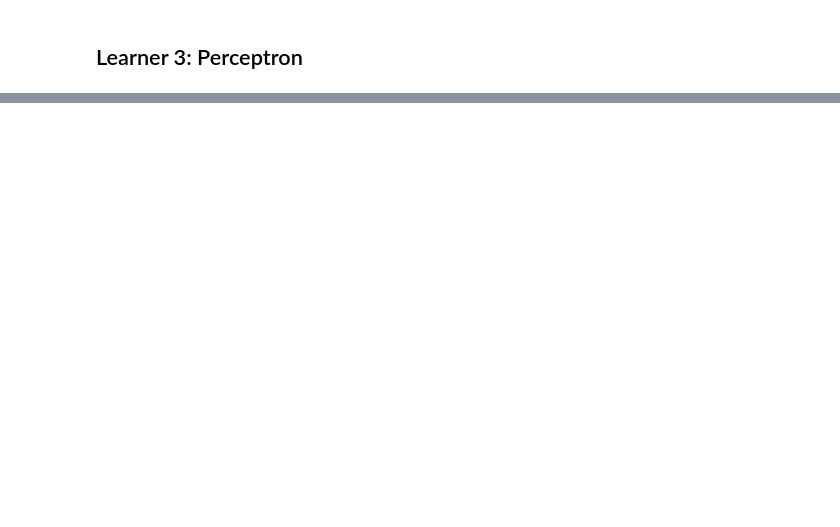
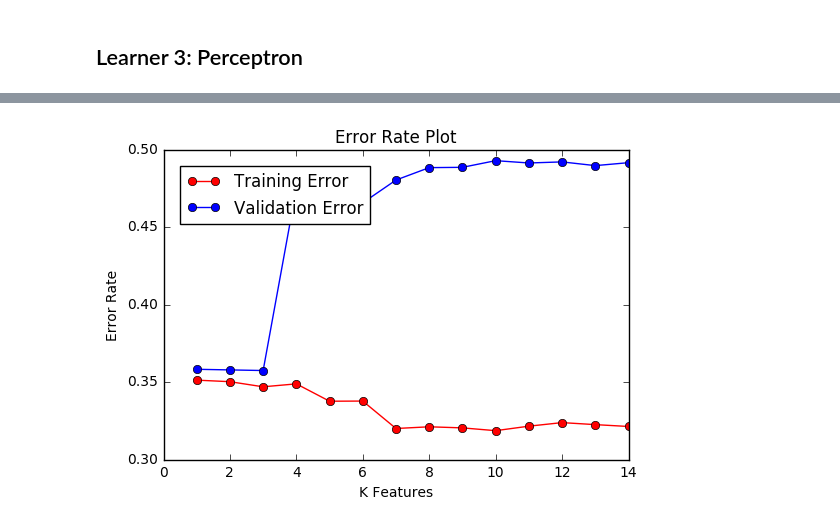
Before and after one commit to pandabytes/kaggle, a Jupyter notebook: Perceptron.ipynb, the cells around one changed output, grey strips where cells are left out. Drawn from its saved outputs; the diff is of its cells as text; code cells hidden in the pictures; blank space fills up the shorter version.

```diff
--- a/Perceptron.ipynb
+++ b/Perceptron.ipynb
@@ -213,0 +95,13 @@ learner.train(x_train[0:500, 0:2], y_train[0:500], stopEpochs = 3)
+# %%
+# Plot Error graph
+plt.title("Error Rate Plot")
+plt.plot(k, err_train, c = 'r', marker = 'o', label = "Training Error")
+plt.plot(k, err_validation, c = 'b', marker = 'o', label = "Validation Error")
+plt.legend(bbox_to_anchor = (0,1), loc = 2, borderaxespad = 1)
+
+plt.xlim([0, 15])
+plt.xlabel("K Features")
+plt.ylabel("Error Rate")
+plt.show()
+# %% [output]
+[figure, added]
```
Also changed, not shown: parts of 10 cells of this notebook, 3 other files.
